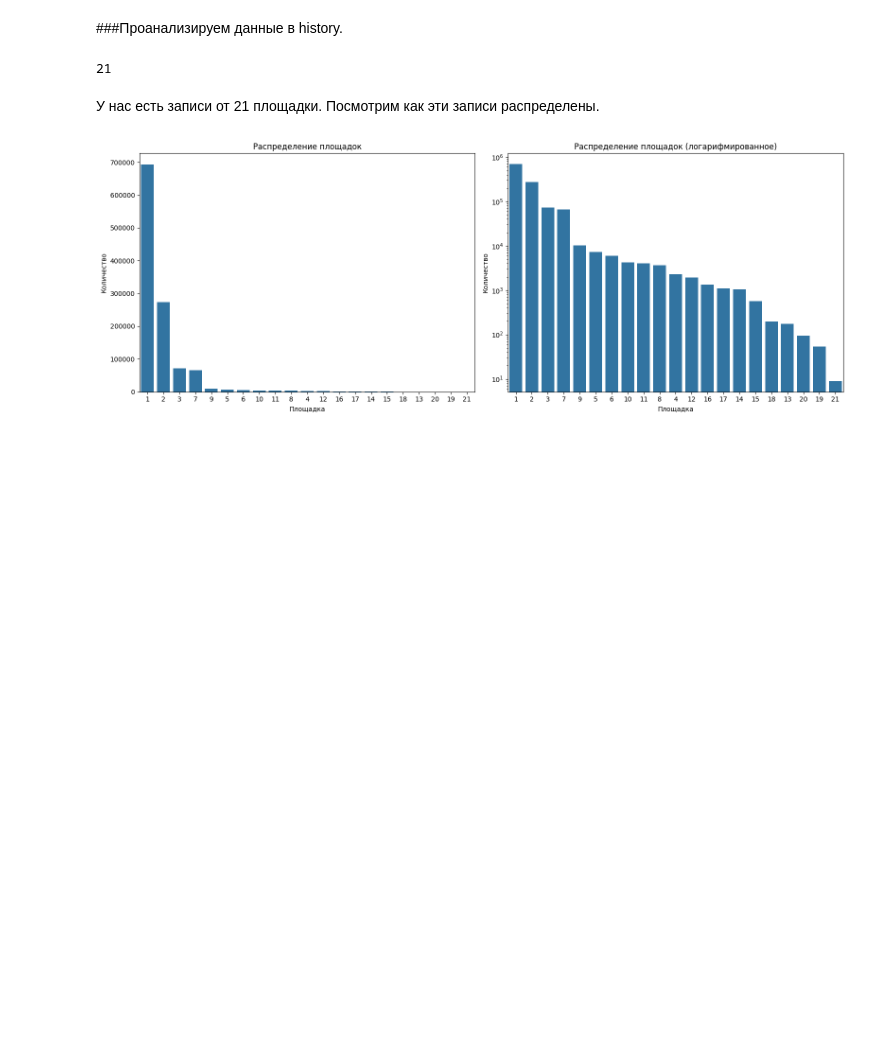
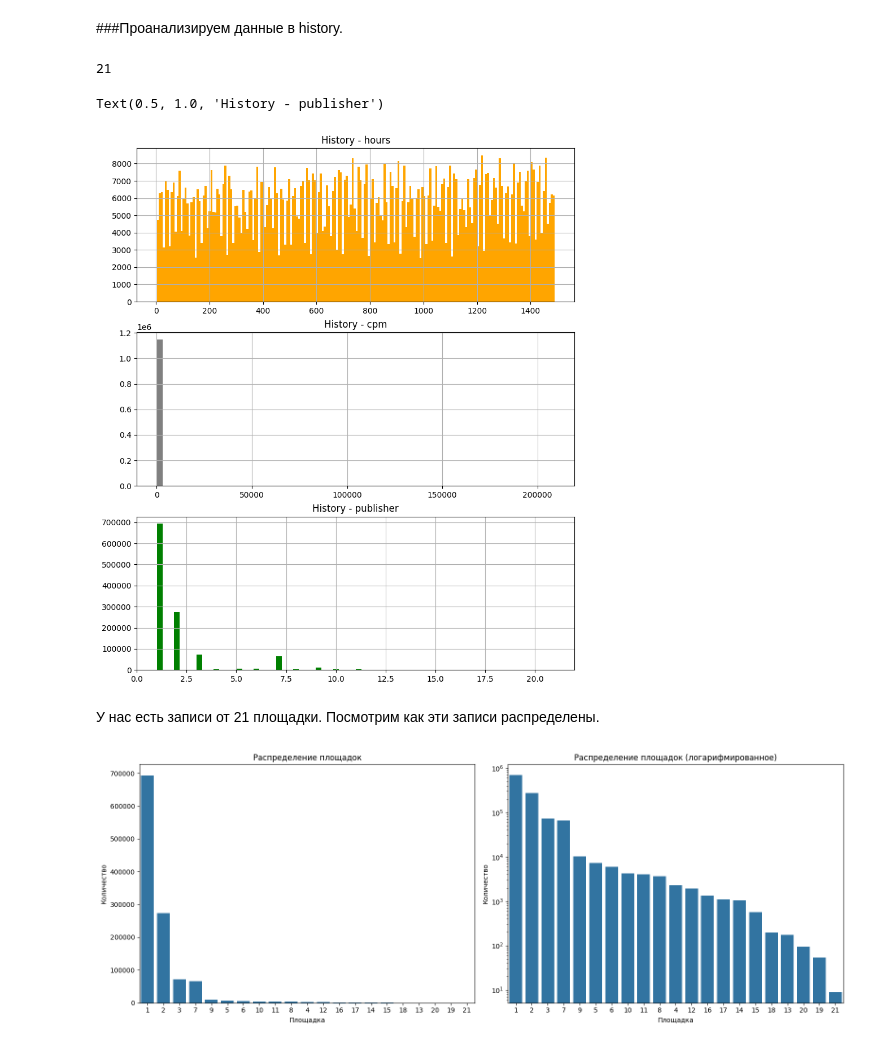
Before and after one commit to Viktorbahse/PADII_ML_PRJ-25_Number_Ad_Views_Predictor, a Jupyter notebook: Eda.ipynb, the cells around one changed output. Saved outputs shown, nothing was run; the diff lists cells and outputs as text; code cells hidden in the pictures; blank space fills up the shorter version.

```diff
--- a/Eda.ipynb
+++ b/Eda.ipynb
@@ -59,6 +62,23 @@ dtype: int64
 len(history['publisher'].unique())
 # %% [output]
 21
+# %%
+plt.figure(figsize=(10,12))
+
+plt.subplot(3, 1, 1)
+history.hour.hist(bins=200, color = 'orange')
+plt.title('History - hours')
+
+plt.subplot(3, 1, 2)
+history.cpm.hist(bins=70, color = 'grey')
+plt.title('History - cpm')
+
+plt.subplot(3, 1, 3)
+history.publisher.hist(bins=70, color = 'green')
+plt.title('History - publisher')
+# %% [output]
+Text(0.5, 1.0, 'History - publisher')
+[figure, added]
 # %% [markdown]
 У нас есть записи от 21 площадки. Посмотрим как эти записи распределены.
 # %%
```
Also changed, not shown: parts of 19 cells of this notebook.
